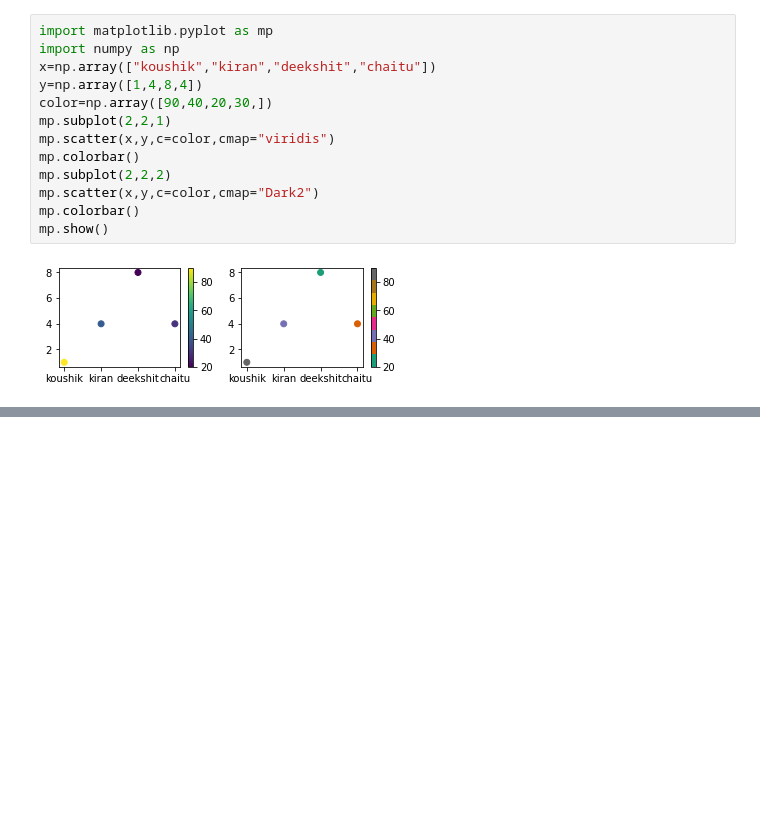
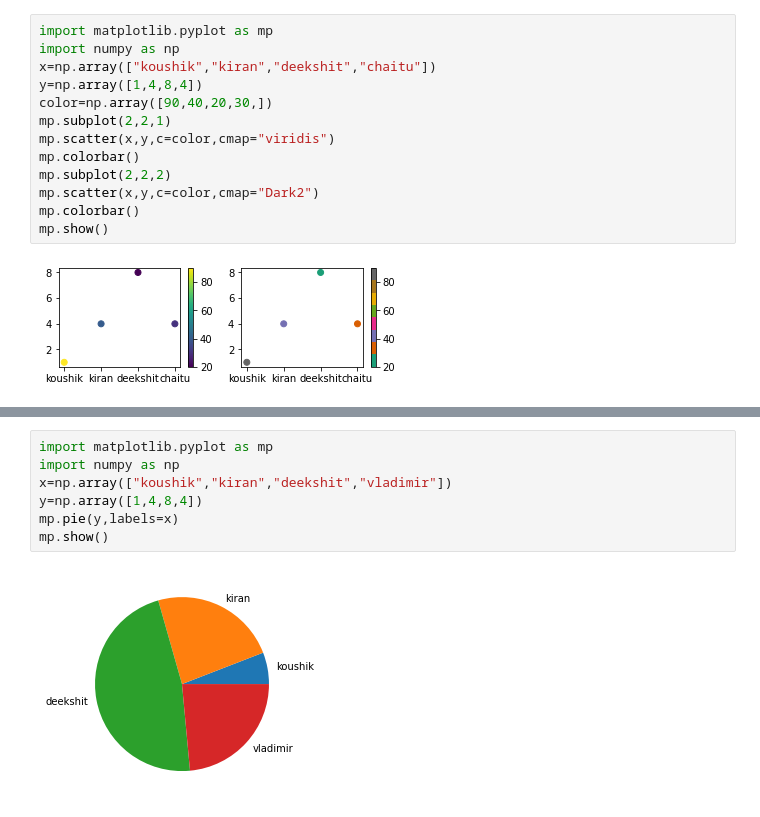
Before and after one commit to suryakiran23/PYTHON, a Jupyter notebook: Python_(1012).ipynb, the cells around one changed output, grey strips where cells are left out. Cells and saved outputs as stored; diff of their text form; blank space fills up the shorter version.

```diff
--- a/Python_(1012).ipynb
+++ b/Python_(1012).ipynb
@@ -2737,0 +2738,9 @@ mp.show()
+# %%
+import matplotlib.pyplot as mp
+import numpy as np
+x=np.array(["koushik","kiran","deekshit","vladimir"])
+y=np.array([1,4,8,4])
+mp.pie(y,labels=x)
+mp.show()
+# %% [output]
+[figure, added]
```
Also changed, not shown: parts of 6 cells of this notebook.
